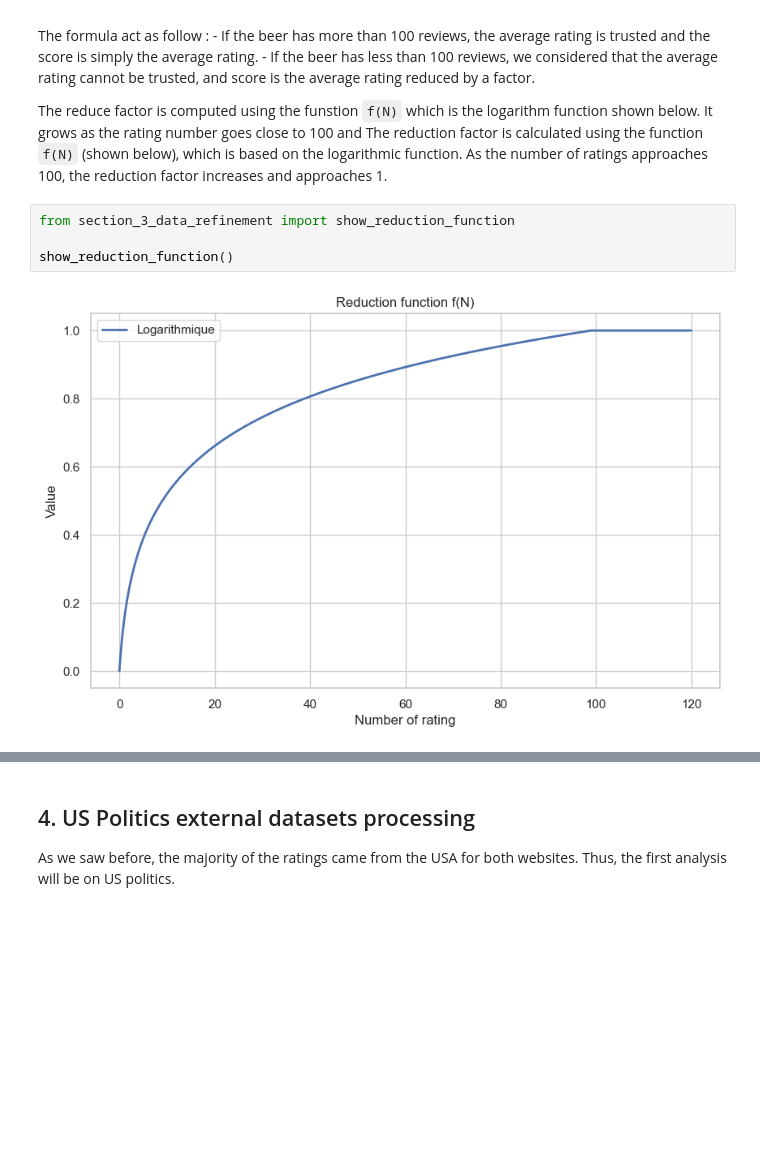
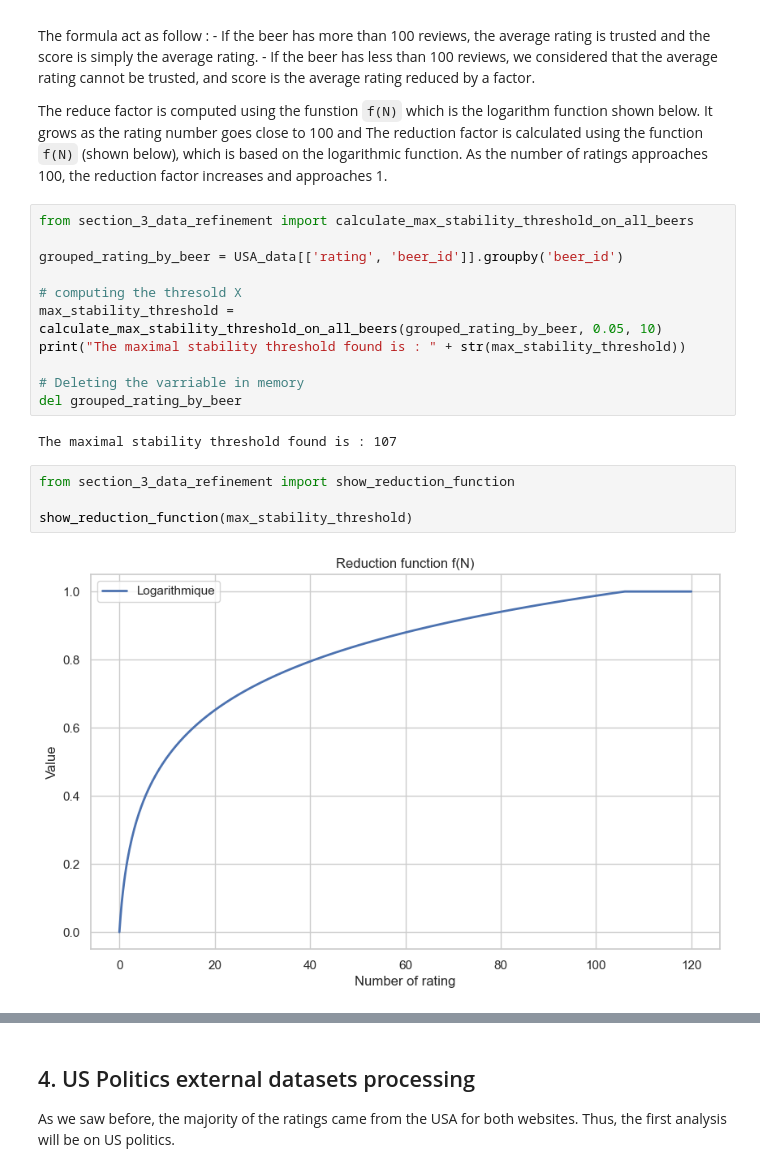
Before and after one commit to epfl-ada/ada-2024-project-casiervert952, a Jupyter notebook: results_SAMUEL.ipynb, the cells around one changed output, grey strips where cells are left out. Saved outputs shown, nothing was run; the diff lists cells and outputs as text; blank space fills up the shorter version.

````diff
--- a/results_SAMUEL.ipynb
+++ b/results_SAMUEL.ipynb
@@ -479,12 +479,25 @@ The formula act as follow :
 
 The reduce factor is computed using the funstion ```f(N)``` which is the logarithm function shown below. It grows as the rating number goes close to 100 and
 The reduction factor is calculated using the function ```f(N)``` (shown below), which is based on the logarithmic function. As the number of ratings approaches 100, the reduction factor increases and approaches 1.
+# %%
+from section_3_data_refinement import calculate_max_stability_threshold_on_all_beers
+
+grouped_rating_by_beer = USA_data[['rating', 'beer_id']].groupby('beer_id')
+
+# computing the thresold X
+max_stability_threshold = calculate_max_stability_threshold_on_all_beers(grouped_rating_by_beer, 0.05, 10)
+print("The maximal stability threshold found is : " + str(max_stability_threshold))
+
+# Deleting the varriable in memory
+del grouped_rating_by_beer
+# %% [output]
+The maximal stability threshold found is : 107
 # %%
 from section_3_data_refinement import show_reduction_function
 
-show_reduction_function()
+show_reduction_function(max_stability_threshold)
 # %% [output]
-[figure, old version]
+[figure, new version]
 # %%
 from section_3_data_refinement import logarithmic
 
````
Also changed, not shown: parts of 30 cells of this notebook, 1 other file.
